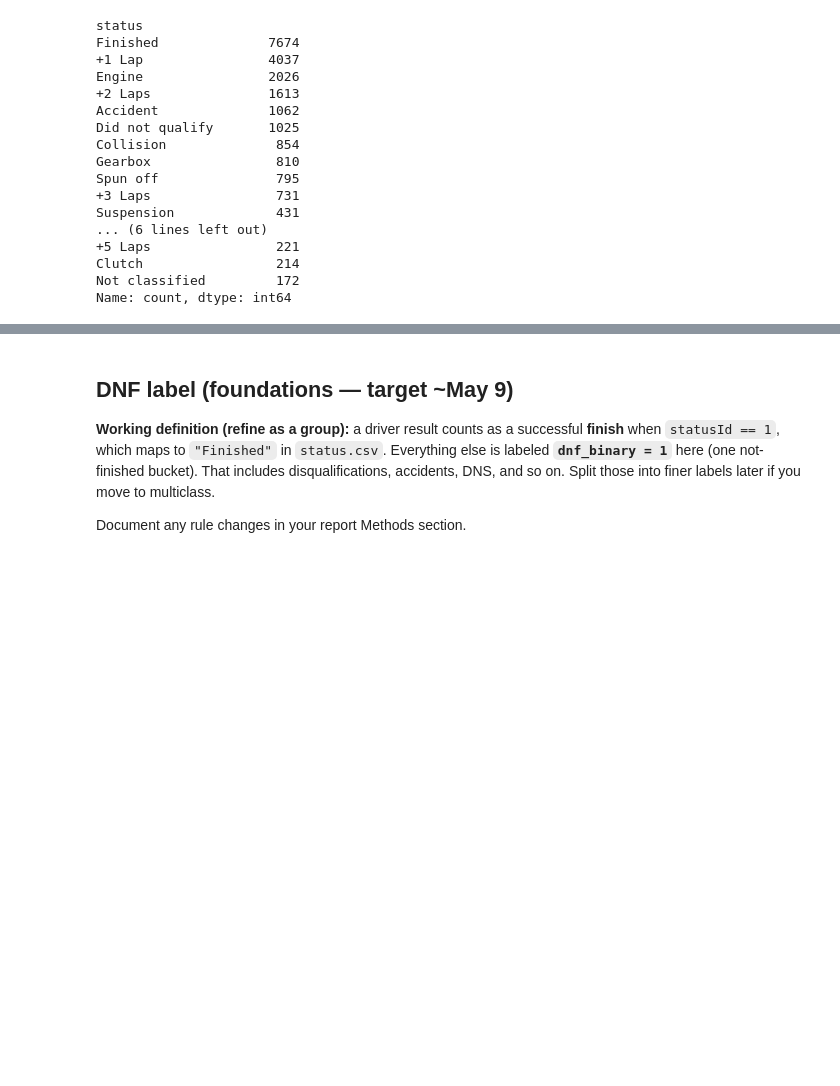
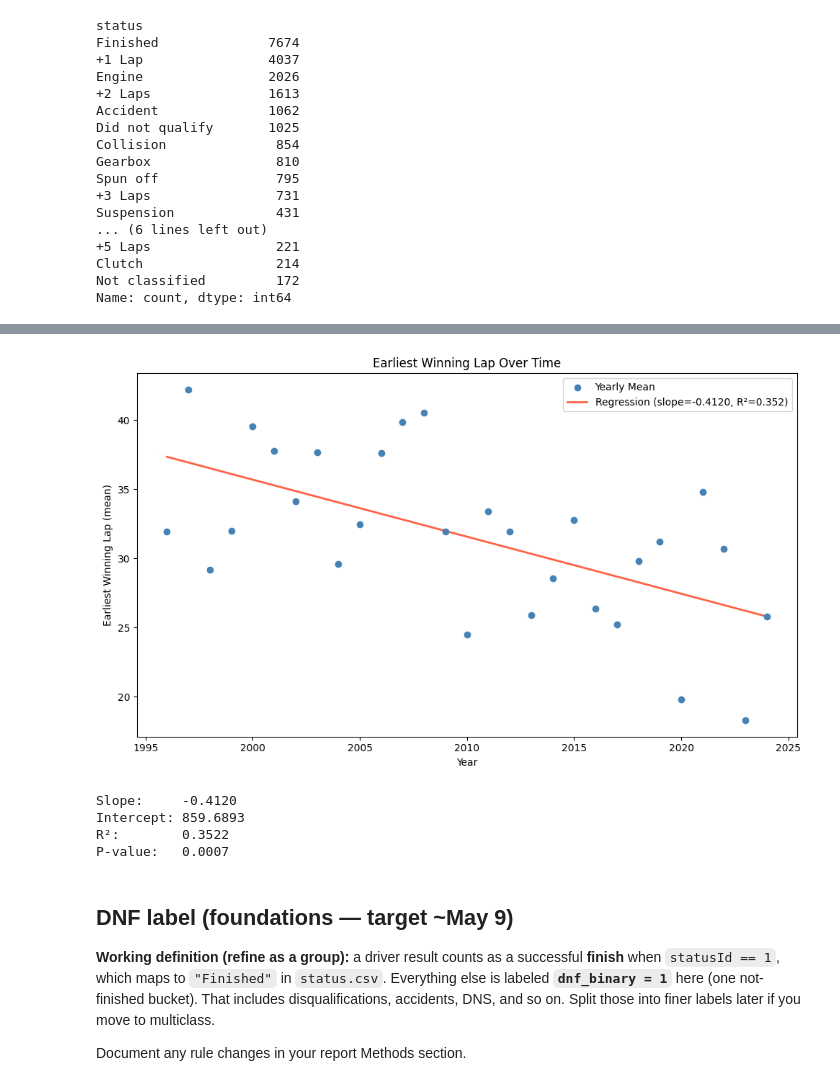
Before and after one commit to brianjjing/dsc148-f1-project, a Jupyter notebook: notebooks/exploration_template.ipynb, the cells around one changed output, grey strips where cells are left out. Cells and saved outputs as stored; diff of their text form; code cells hidden in the pictures; blank space fills up the shorter version.

```diff
--- a/notebooks/exploration_template.ipynb
+++ b/notebooks/exploration_template.ipynb
@@ -179,3 +274,43 @@ Name: count, dtype: int64
+# %%
+import numpy as np
+import matplotlib.pyplot as plt
+from scipy import stats
+
+# Compute the grouped mean
+res = results_df.groupby('year')['earliest_winning_lap'].mean()
+
+# Prepare data
+x = res.index.values
+y = res.values
+
+# Fit linear regression
+slope, intercept, r_value, p_value, std_err = stats.linregress(x, y)
+regression_line = slope * x + intercept
+
+# Plot
+fig, ax = plt.subplots(figsize=(10, 6))
+
+ax.scatter(x, y, color='steelblue', zorder=5, label='Yearly Mean')
+ax.plot(x, regression_line, color='tomato', linewidth=2,
+        label=f'Regression (slope={slope:.4f}, R²={r_value**2:.3f})')
+
+ax.set_xlabel('Year')
+ax.set_ylabel('Earliest Winning Lap (mean)')
+ax.set_title('Earliest Winning Lap Over Time')
+ax.legend()
+plt.tight_layout()
+plt.show()
+
+print(f"Slope:     {slope:.4f}")
+print(f"Intercept: {intercept:.4f}")
+print(f"R²:        {r_value**2:.4f}")
+print(f"P-value:   {p_value:.4f}")
+# %% [output]
+[figure, added]
+Slope:     -0.4120
+Intercept: 859.6893
+R²:        0.3522
+P-value:   0.0007
 # %% [markdown]
 ## DNF label (foundations — target ~May 9)
 
```
Also changed, not shown: parts of 8 cells of this notebook.
